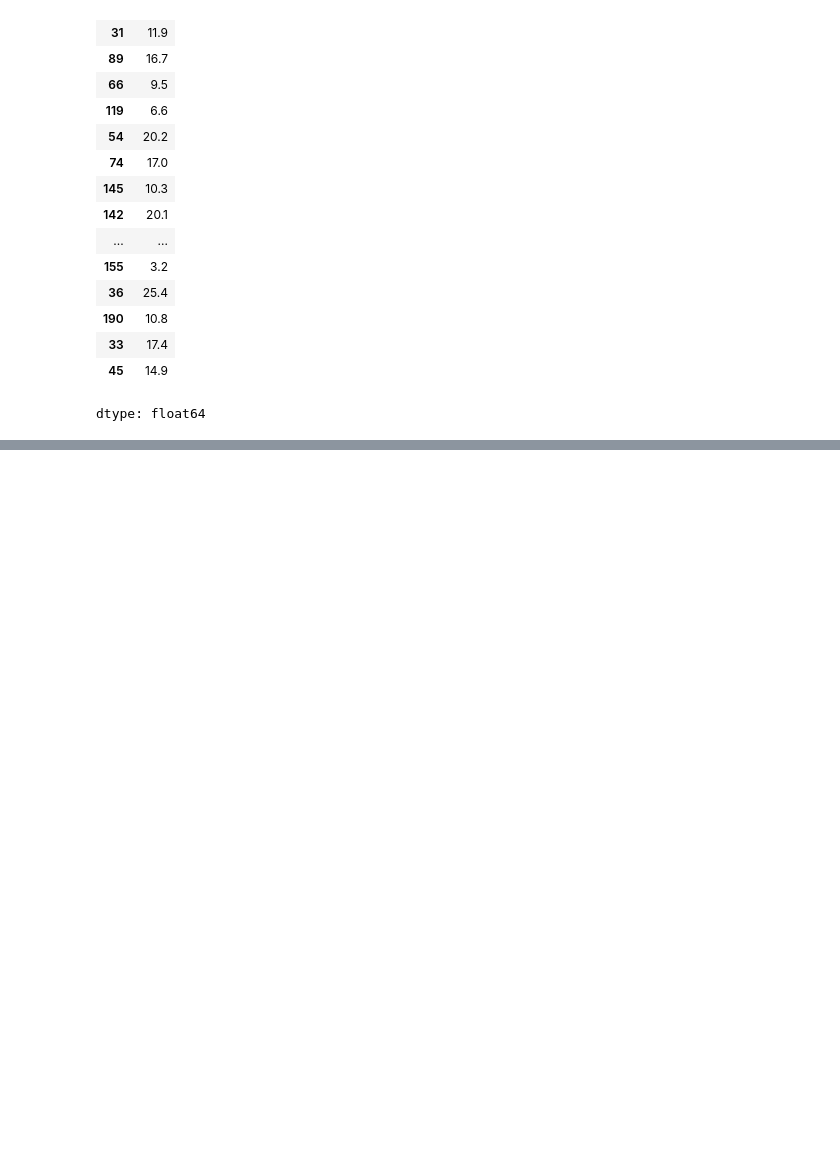
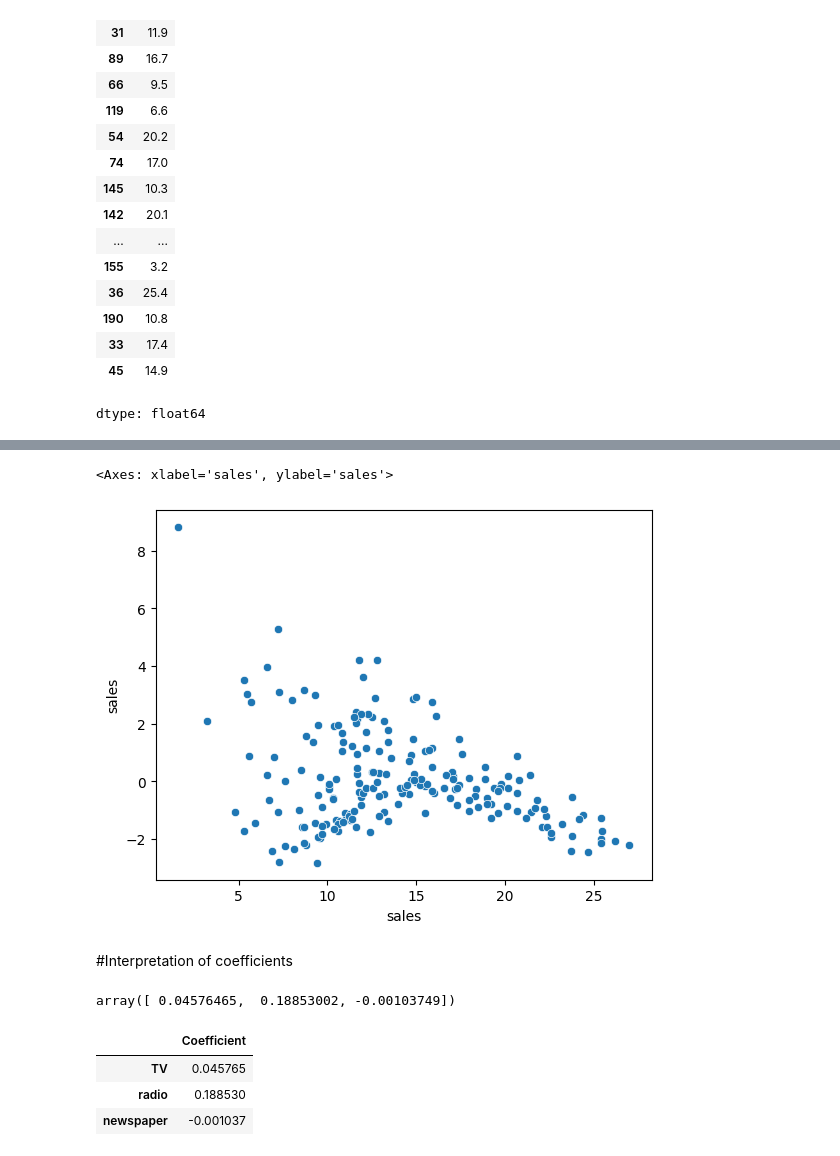
Before and after one commit to akshatjain-1/ML-algos, a Jupyter notebook: 02_Multivariate_Linear_Regression.ipynb, the cells around one changed output, grey strips where cells are left out. Saved outputs shown, nothing was run; the diff lists cells and outputs as text; code cells hidden in the pictures; blank space fills up the shorter version.

```diff
--- a/02_Multivariate_Linear_Regression.ipynb
+++ b/02_Multivariate_Linear_Regression.ipynb
@@ -167,0 +257,19 @@ array([12.32954528])
+# %%
+residuals = y_hat - y
+sns.scatterplot(x=y, y=residuals)
+# %% [output]
+<Axes: xlabel='sales', ylabel='sales'>
+[figure, added]
+# %% [markdown]
+#Interpretation of coefficients
+# %%
+final_model.coef_
+# %% [output]
+array([ 0.04576465,  0.18853002, -0.00103749])
+# %%
+pd.DataFrame(final_model.coef_, X.columns, columns = ['Coefficient'])
+# %% [output]
+|  | Coefficient |
+| TV | 0.045765 |
+| radio | 0.188530 |
+| newspaper | -0.001037 |
```
Also changed, not shown: parts of 29 cells of this notebook.
